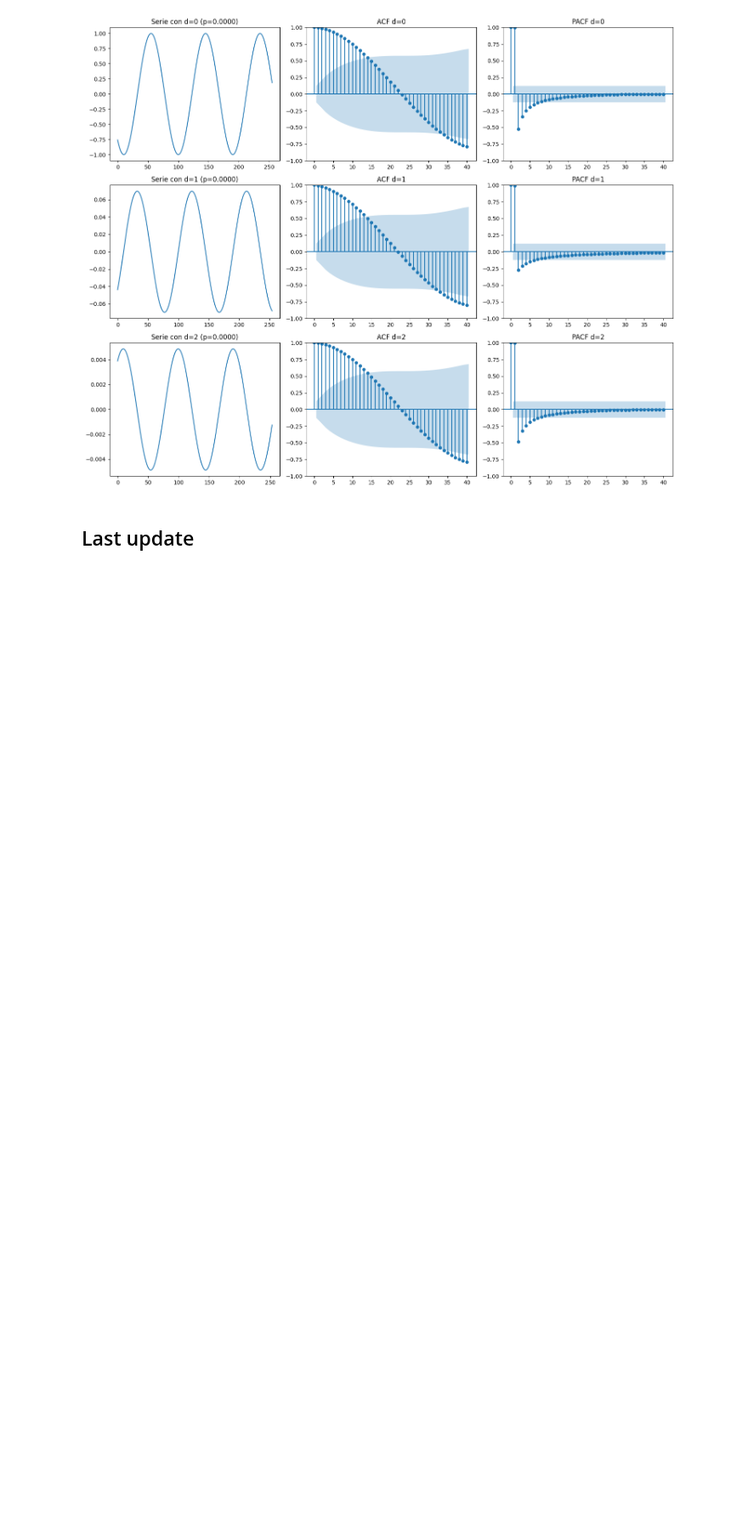
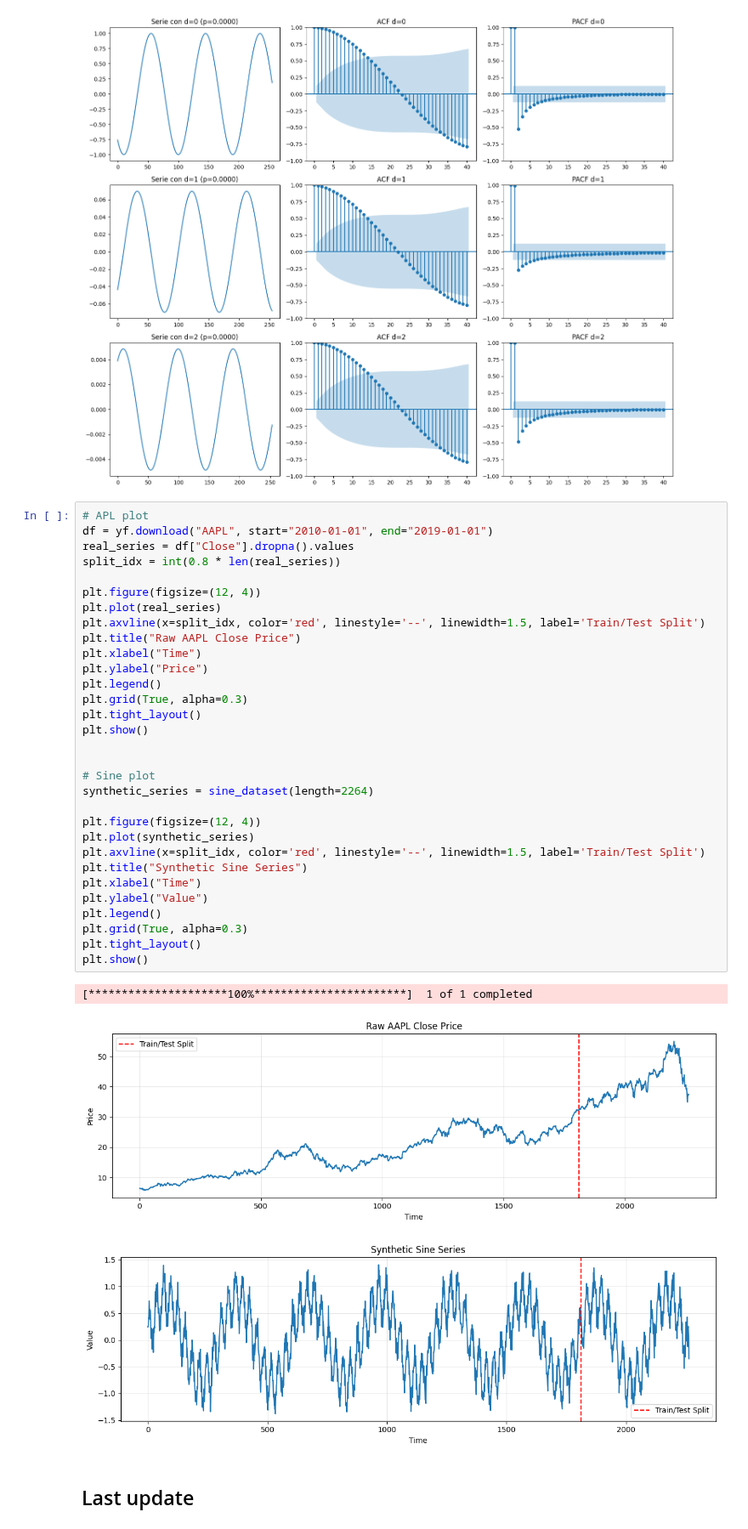
Before and after one commit to luciacasass/UAM_TFM, a Jupyter notebook: finetune_timesfm_folder/finetune_ex.ipynb, the cells around one changed output. Shown at 85% size. Saved outputs shown, nothing was run; the diff lists cells and outputs as text; blank space fills up the shorter version.

Commit message:
updated ipynb with plots

```diff
--- a/finetune_timesfm_folder/finetune_ex.ipynb
+++ b/finetune_timesfm_folder/finetune_ex.ipynb
@@ -88,6 +88,41 @@ analyze_sine_differentiation(y_train)
 # %% [output]
 [figure]
 [figure]
+# %%
+# APL plot
+df = yf.download("AAPL", start="2010-01-01", end="2019-01-01")
+real_series = df["Close"].dropna().values
+split_idx = int(0.8 * len(real_series))
+
+plt.figure(figsize=(12, 4))
+plt.plot(real_series)
+plt.axvline(x=split_idx, color='red', linestyle='--', linewidth=1.5, label='Train/Test Split')
+plt.title("Raw AAPL Close Price")
+plt.xlabel("Time")
+plt.ylabel("Price")
+plt.legend()
+plt.grid(True, alpha=0.3)
+plt.tight_layout()
+plt.show()
+
+
+# Sine plot
+synthetic_series = sine_dataset(length=2264)
+
+plt.figure(figsize=(12, 4))
+plt.plot(synthetic_series)
+plt.axvline(x=split_idx, color='red', linestyle='--', linewidth=1.5, label='Train/Test Split')
+plt.title("Synthetic Sine Series")
+plt.xlabel("Time")
+plt.ylabel("Value")
+plt.legend()
+plt.grid(True, alpha=0.3)
+plt.tight_layout()
+plt.show()
+# %% [output]
+[*********************100%***********************]  1 of 1 completed
+[figure, added]
+[figure, added]
 # %% [markdown]
 ## Last update
 # %%
```
Also changed, not shown: parts of 9 cells of this notebook.
